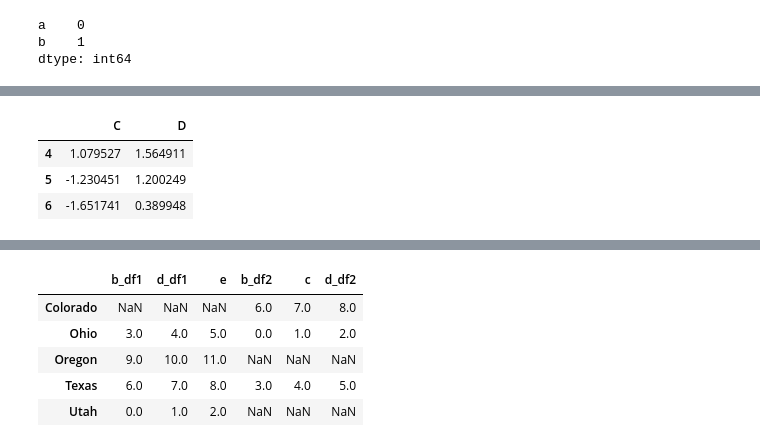
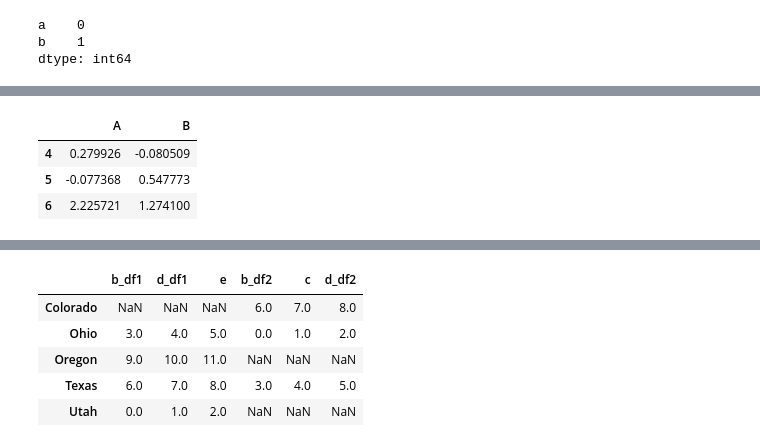
Before and after one commit to kenclements/SEAS6414-SUMMER-25, a Jupyter notebook: src/SEAS6414_Sum_25-Lecture_2.ipynb, the cells around one changed output, grey strips where cells are left out. Cells and saved outputs as stored; diff of their text form; code cells hidden in the pictures.

```diff
--- a/src/SEAS6414_Sum_25-Lecture_2.ipynb
+++ b/src/SEAS6414_Sum_25-Lecture_2.ipynb
@@ -263,11 +283,11 @@ random_df.loc[(random_df['C'] >= -1) & (random_df['C'] <= 1)]
 # %%
 # This provides the 5th to 7th rows of the DataFrame, selecting only the last two columns.
-random_df.iloc[4:7, -2:]
+random_df.iloc[4:7, 0:2]
 # %% [output]
-|  | C | D |
-| 4 | 1.079527 | 1.564911 |
-| 5 | -1.230451 | 1.200249 |
-| 6 | -1.651741 | 0.389948 |
+|  | A | B |
+| 4 | 0.279926 | -0.080509 |
+| 5 | -0.077368 | 0.547773 |
+| 6 | 2.225721 | 1.274100 |
 # %%
 # arange() creates an array of evenly spaced values within a specified range.
 # reshape() changes the shape of the array to a specified number of rows and columns.
```
Also changed, not shown: parts of 14 cells of this notebook, 4 other files.
